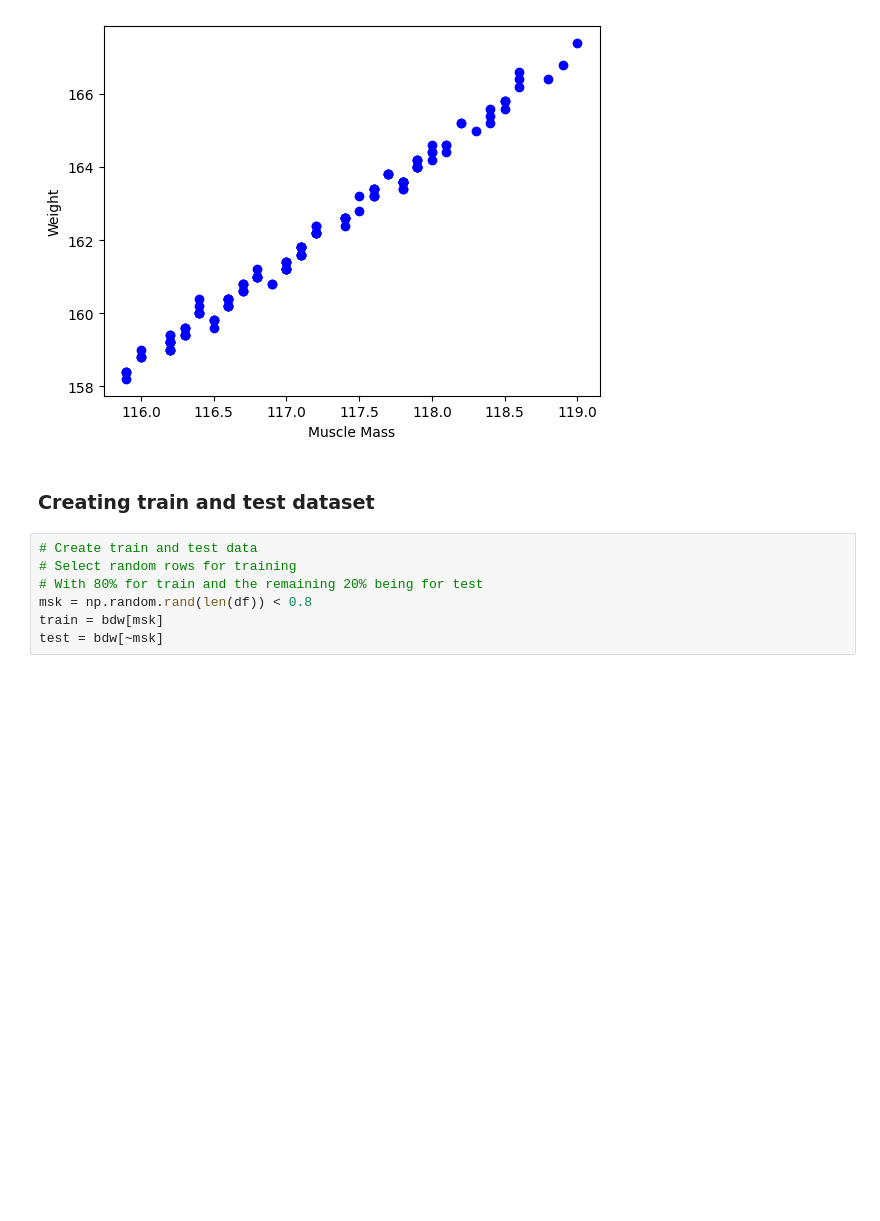
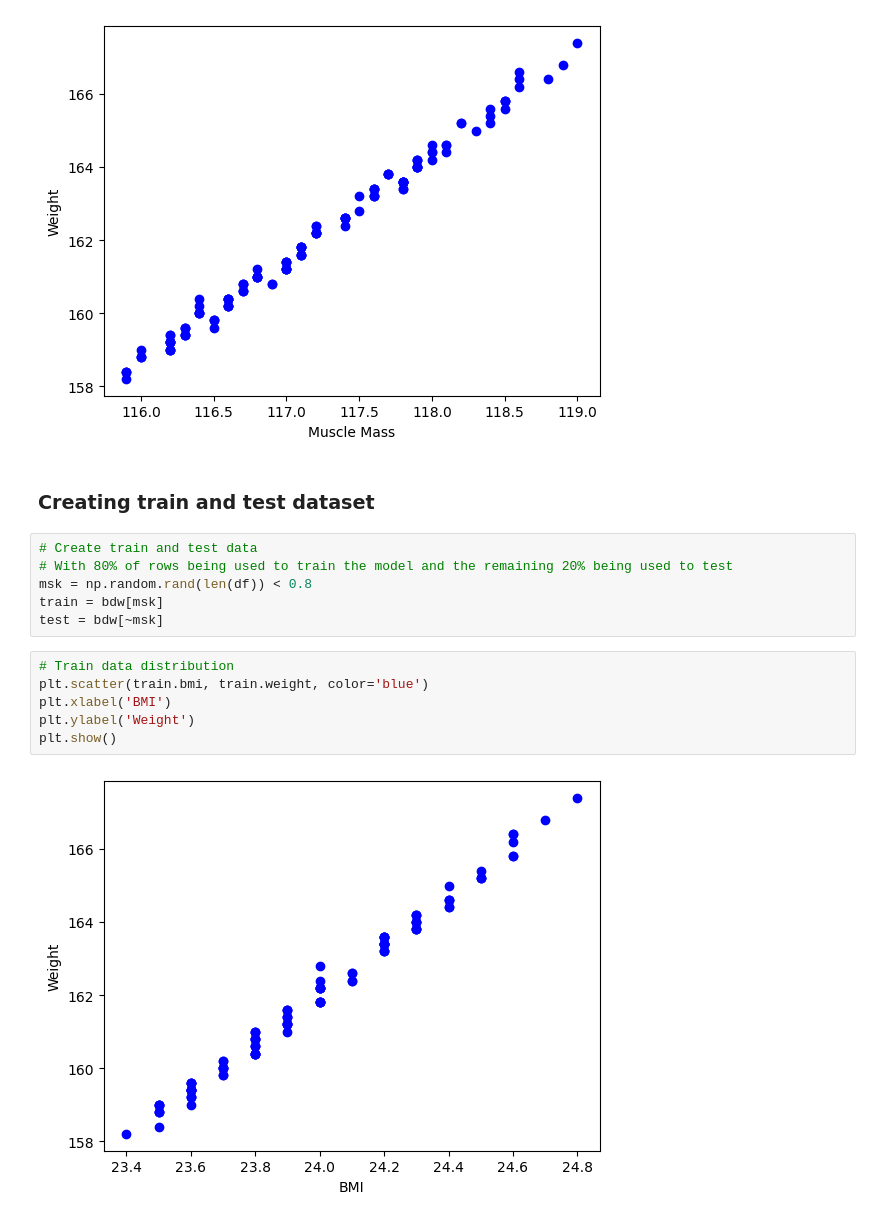
Before and after one commit to ryanjstone/jupyter-google-sheets, a Jupyter notebook: 3. Linear Regression.ipynb, the cells around one changed output. Drawn from its saved outputs; the diff is of its cells as text; blank space fills up the shorter version.

```diff
--- a/3. Linear Regression.ipynb
+++ b/3. Linear Regression.ipynb
@@ -75,8 +75,15 @@ plt.show()
 ### Creating train and test dataset
 # %%
 # Create train and test data
-# Select random rows for training
-# With 80% for train and the remaining 20% being for test
+# With 80% of rows being used to train the model and the remaining 20% being used to test
 msk = np.random.rand(len(df)) < 0.8
 train = bdw[msk]
 test = bdw[~msk]
+# %%
+# Train data distribution
+plt.scatter(train.bmi, train.weight, color='blue')
+plt.xlabel('BMI')
+plt.ylabel('Weight')
+plt.show()
+# %% [output]
+[figure, added]
```
Also changed, not shown: parts of 3 cells of this notebook.
